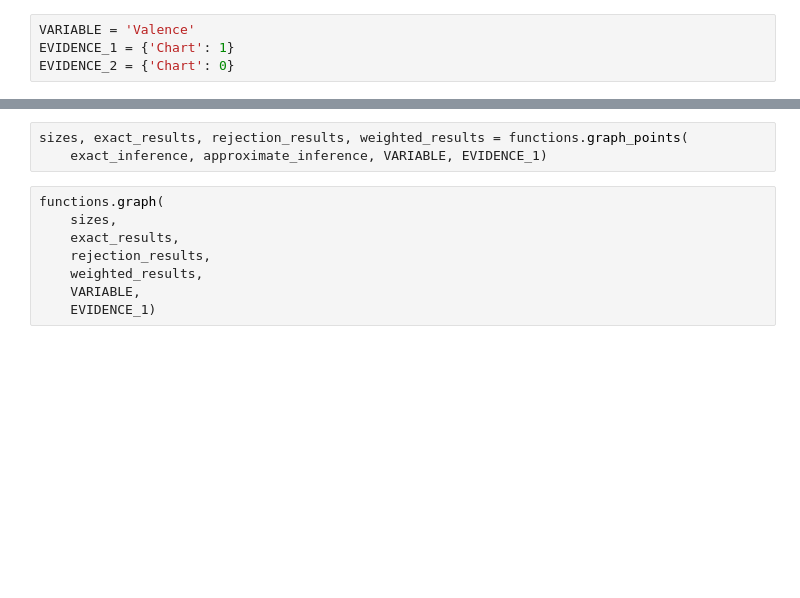
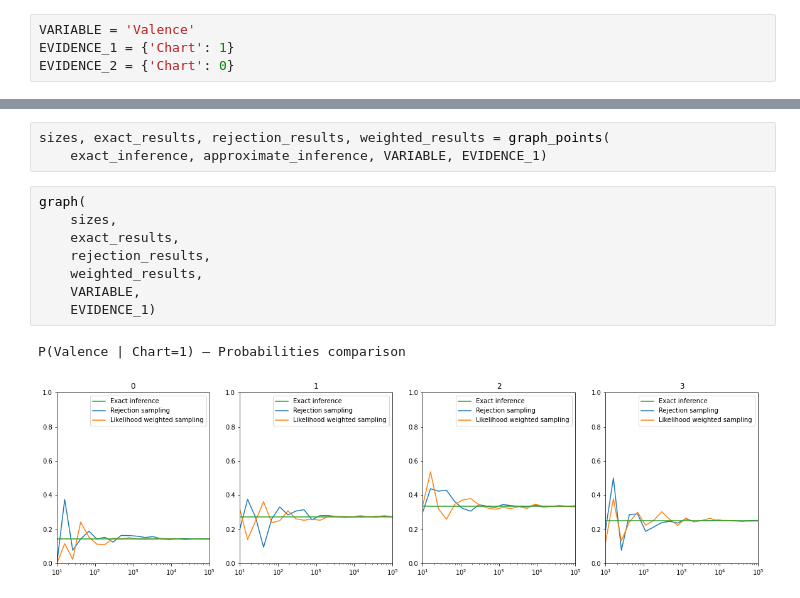
Before and after one commit to ilSommo/spotify-audio-features, a Jupyter notebook: spotify-audio-features.ipynb, the cells around one changed output, grey strips where cells are left out. Cells and saved outputs as stored; diff of their text form; blank space fills up the shorter version.

```diff
--- a/spotify-audio-features.ipynb
+++ b/spotify-audio-features.ipynb
@@ -77,12 +141,15 @@ functions.exact(exact_inference, VARIABLE, EVIDENCE_2)
 # %%
-sizes, exact_results, rejection_results, weighted_results = functions.graph_points(
+sizes, exact_results, rejection_results, weighted_results = graph_points(
     exact_inference, approximate_inference, VARIABLE, EVIDENCE_1)
 # %%
-functions.graph(
+graph(
     sizes,
     exact_results,
     rejection_results,
     weighted_results,
     VARIABLE,
     EVIDENCE_1)
+# %% [output]
+P(Valence | Chart=1) – Probabilities comparison
+[figure, added]
 # %%
```
Also changed, not shown: parts of 10 cells of this notebook, 9 other files.
